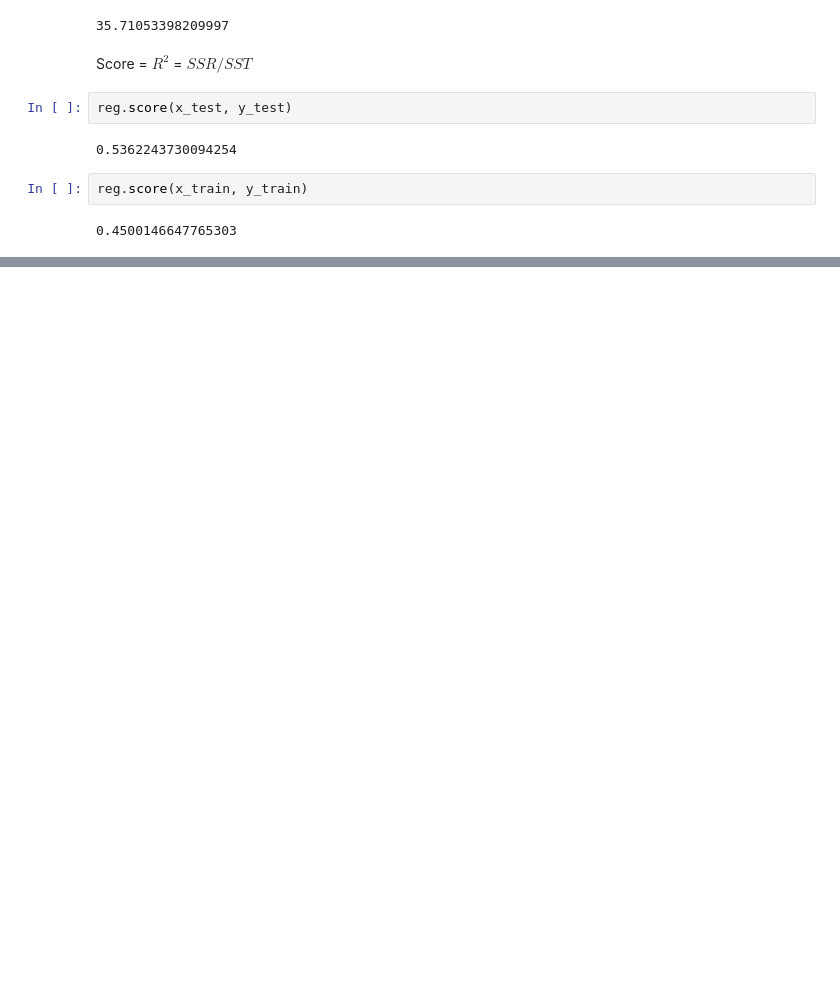
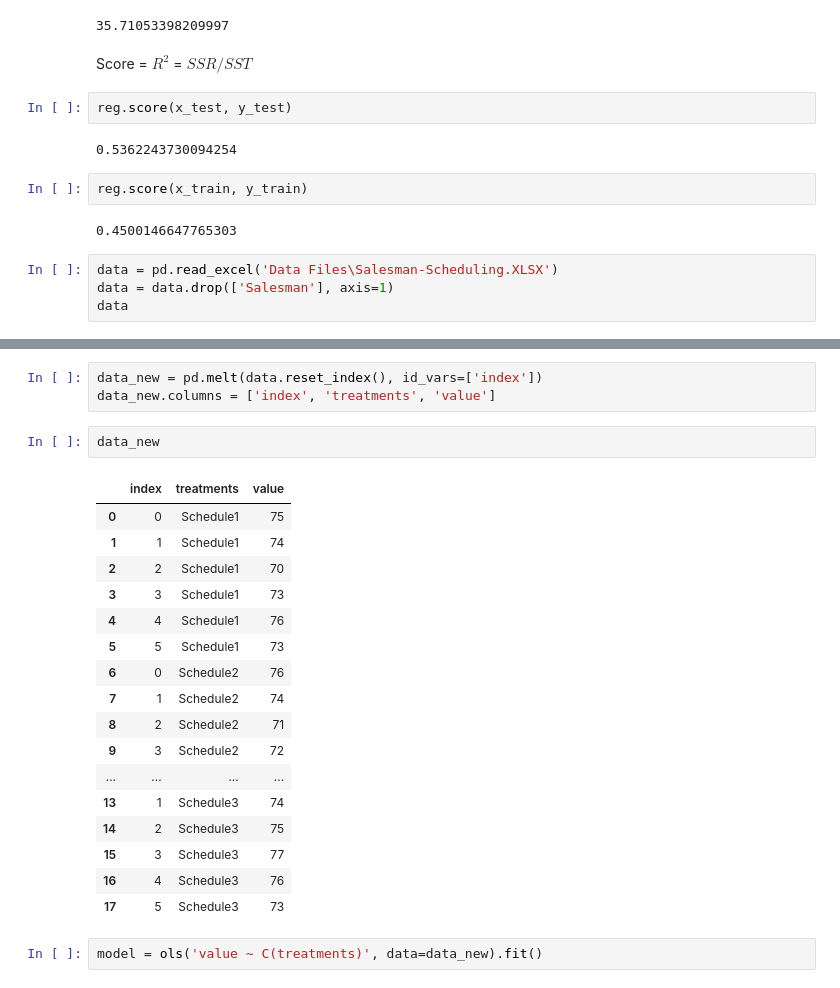
Before and after one commit to RPChinhara/Data-Analytics-with-Python, a Jupyter notebook: Week-6.ipynb, the cells around one changed output, grey strips where cells are left out. Drawn from its saved outputs; the diff is of its cells as text; blank space fills up the shorter version.

```diff
--- a/Week-6.ipynb
+++ b/Week-6.ipynb
@@ -392,3 +392,7 @@ reg.score(x_test, y_test)
 reg.score(x_train, y_train)
 # %% [output]
 0.4500146647765303
+# %%
+data = pd.read_excel('Data Files\Salesman-Scheduling.XLSX')
+data = data.drop(['Salesman'], axis=1)
+data
@@ -394,0 +407,25 @@ reg.score(x_train, y_train)
+# %%
+data_new = pd.melt(data.reset_index(), id_vars=['index'])
+data_new.columns = ['index', 'treatments', 'value']
+# %%
+data_new
+# %% [output]
+|  | index | treatments | value |
+| 0 | 0 | Schedule1 | 75 |
+| 1 | 1 | Schedule1 | 74 |
+| 2 | 2 | Schedule1 | 70 |
+| 3 | 3 | Schedule1 | 73 |
+| 4 | 4 | Schedule1 | 76 |
+| 5 | 5 | Schedule1 | 73 |
+| 6 | 0 | Schedule2 | 76 |
+| 7 | 1 | Schedule2 | 74 |
+| 8 | 2 | Schedule2 | 71 |
+| 9 | 3 | Schedule2 | 72 |
+| ... | ... | ... | ... |
+| 13 | 1 | Schedule3 | 74 |
+| 14 | 2 | Schedule3 | 75 |
+| 15 | 3 | Schedule3 | 77 |
+| 16 | 4 | Schedule3 | 76 |
+| 17 | 5 | Schedule3 | 73 |
+# %%
+model = ols('value ~ C(treatments)', data=data_new).fit()
```
Also changed, not shown: parts of 3 cells of this notebook, 1 other file.
